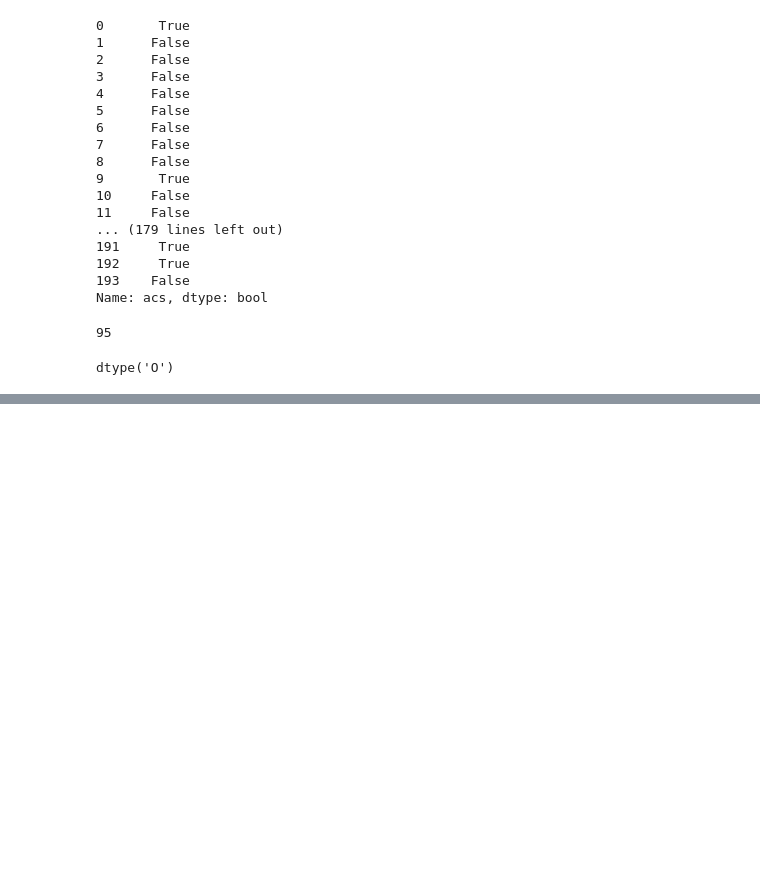
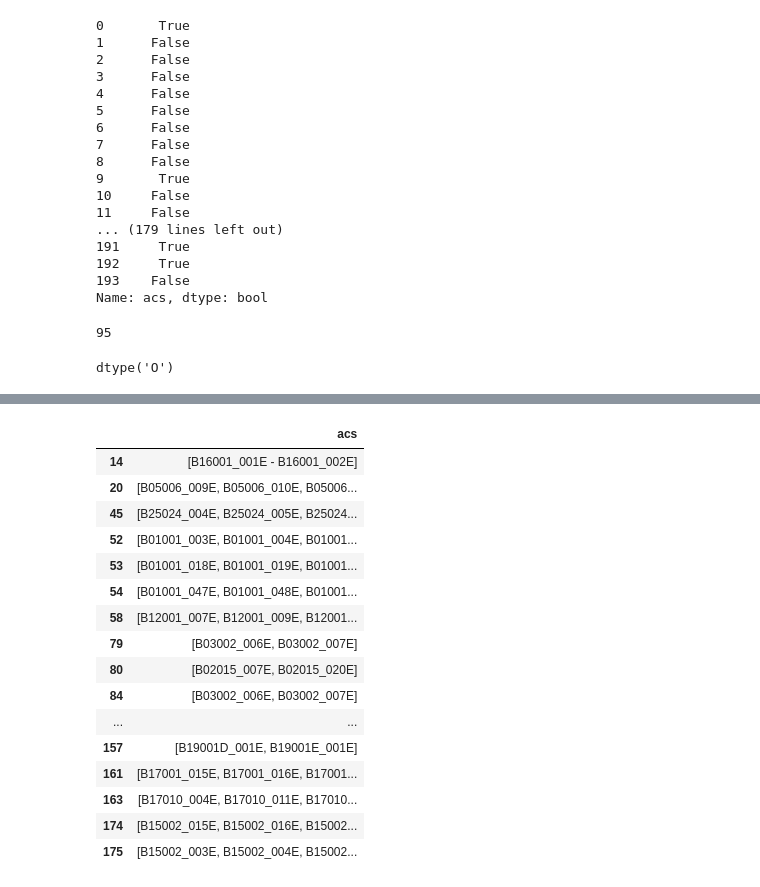
Before and after one commit to jchen321/geosnap4ed-1, a Jupyter notebook: census_reference_chart-02.ipynb, the cells around one changed output, grey strips where cells are left out. Cells and saved outputs as stored; diff of their text form; code cells hidden in the pictures; blank space fills up the shorter version.

```diff
--- a/census_reference_chart-02.ipynb
+++ b/census_reference_chart-02.ipynb
@@ -189,0 +239,21 @@ head[(head.acs.str.len() > 13).dropna()]
+# %%
+multisplit = pd.DataFrame(multi.acs.str.split(pat="+"))
+multisplit
+# %% [output]
+|  | acs |
+| 14 | [B16001_001E - B16001_002E] |
+| 20 | [B05006_009E, B05006_010E, B05006... |
+| 45 | [B25024_004E, B25024_005E, B25024... |
+| 52 | [B01001_003E, B01001_004E, B01001... |
+| 53 | [B01001_018E, B01001_019E, B01001... |
+| 54 | [B01001_047E, B01001_048E, B01001... |
+| 58 | [B12001_007E, B12001_009E, B12001... |
+| 79 | [B03002_006E, B03002_007E] |
+| 80 | [B02015_007E, B02015_020E] |
+| 84 | [B03002_006E, B03002_007E] |
+| ... | ... |
+| 157 | [B19001D_001E, B19001E_001E] |
+| 161 | [B17001_015E, B17001_016E, B17001... |
+| 163 | [B17010_004E, B17010_011E, B17010... |
+| 174 | [B15002_015E, B15002_016E, B15002... |
+| 175 | [B15002_003E, B15002_004E, B15002... |
```
Also changed, not shown: parts of 29 cells of this notebook.
